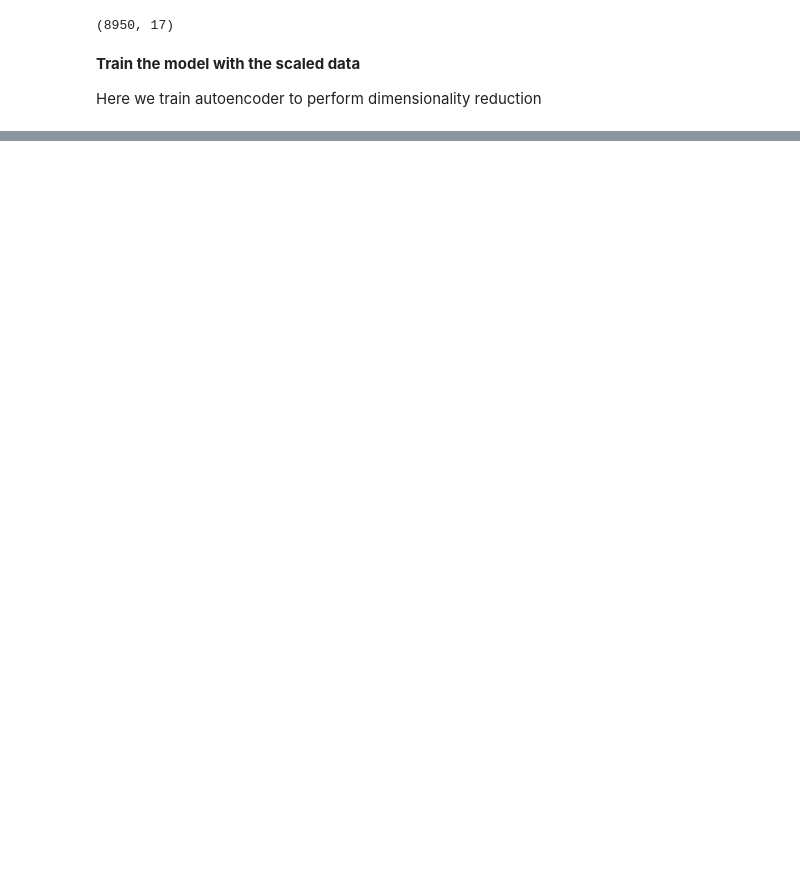
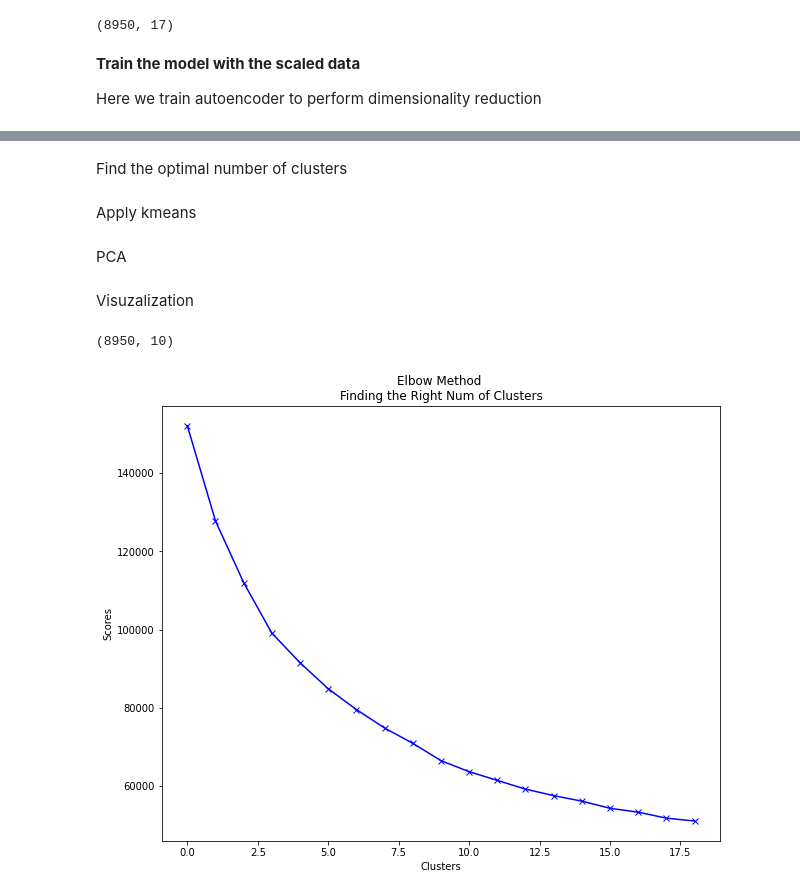
Before and after one commit to clozgil/Market-Segmentation-and-Consumer-Behavior, a Jupyter notebook: Market-Segmentation-and-Consumer-Behavior.ipynb, the cells around one changed output, grey strips where cells are left out. Cells and saved outputs as stored; diff of their text form; code cells hidden in the pictures; blank space fills up the shorter version.

Commit message:
finished kmeans with new dimensionality reduction

```diff
--- a/Market-Segmentation-and-Consumer-Behavior.ipynb
+++ b/Market-Segmentation-and-Consumer-Behavior.ipynb
@@ -510,0 +537,28 @@ _________________________________________________________________
+# %% [markdown]
+Find the optimal number of clusters
+# %% [markdown]
+Apply kmeans
+# %% [markdown]
+PCA
+# %% [markdown]
+Visuzalization
+# %%
+pred = encoder.predict(df_scaled)
+pred.shape
+# %% [output]
+(8950, 10)
+# %%
+scores_2 = []
+
+for i in range(1,20):
+    kmeans = KMeans(n_clusters=i)
+    kmeans.fit(pred)
+    scores_2.append(kmeans.inertia_)
+
+plt.plot(scores, 'bx-')
+plt.title('Elbow Method \nFinding the Right Num of Clusters')
+plt.xlabel('Clusters')
+plt.ylabel('Scores')
+plt.show()
+# %% [output]
+[figure, added]
```
Also changed, not shown: parts of 39 cells of this notebook.
